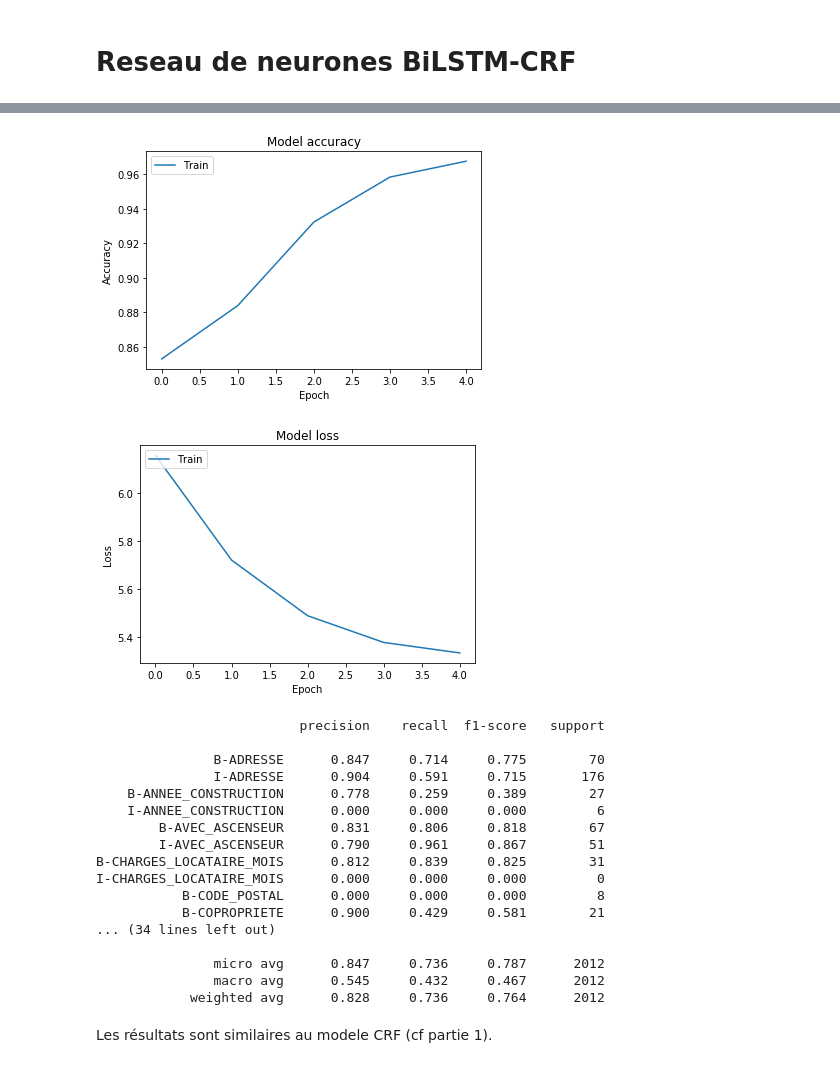
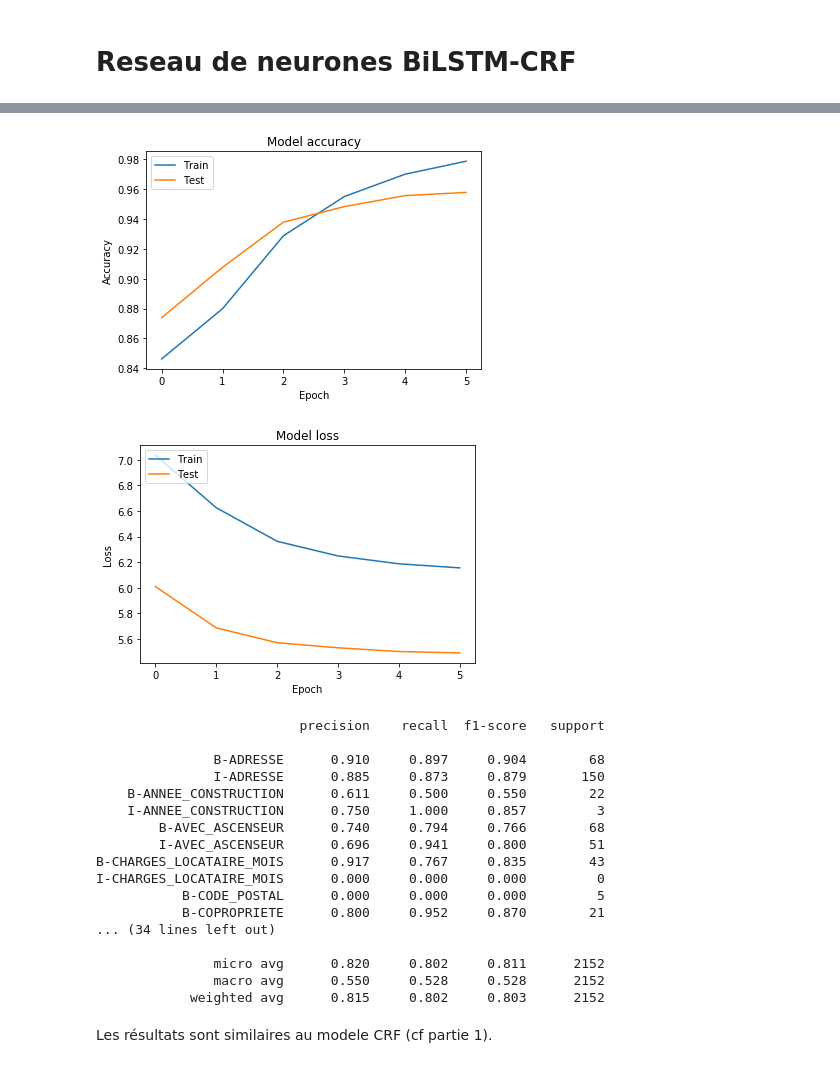
Before and after one commit to ilep/ensiie-project-ner-tagging, a Jupyter notebook: BiLSTM.ipynb, the cells around one changed output, grey strips where cells are left out. Saved outputs shown, nothing was run; the diff lists cells and outputs as text; code cells hidden in the pictures.

```diff
--- a/BiLSTM.ipynb
+++ b/BiLSTM.ipynb
@@ -292,7 +291,7 @@ WORDEMBED_SIZE = 300
 HIDDEN_SIZE = 400    # LSTM Nodes/Features/Dimension
 BATCH_SIZE = 4
 DROPOUTRATE = 0.20
-MAX_EPOCHS = 5
+MAX_EPOCHS = 6
 # %% [markdown]
 On doit utiliser le padding pour les vecteurs en input et output soit de taille fixe (MAX_LENGTH)
 # %%
@@ -398,5 +379,6 @@ _________________________________________________________________
 history = model.fit([X_train_sents], y_train_ner,
                     batch_size=BATCH_SIZE,
                     epochs=MAX_EPOCHS,
+                    validation_split = 0.2,
                     verbose=2)
 # %% [output]
@@ -416,24 +399,24 @@ Epoch 5/5
 hist_dict = history.history
 # %%
 plt.plot(history.history['crf_viterbi_accuracy'])
-#plt.plot(history.history['val_crf_viterbi_accuracy'])
+plt.plot(history.history['val_crf_viterbi_accuracy'])
 plt.title('Model accuracy')
 plt.ylabel('Accuracy')
 plt.xlabel('Epoch')
 plt.legend(['Train', 'Test'], loc='upper left')
 plt.show()
 
 # Plot training & validation loss values
 plt.plot(history.history['loss'])
-#plt.plot(history.history['val_loss'])
+plt.plot(history.history['val_loss'])
 plt.title('Model loss')
 plt.ylabel('Loss')
 plt.xlabel('Epoch')
 plt.legend(['Train', 'Test'], loc='upper left')
 plt.show()
 # %% [output]
-[figure, old version]
+[figure, new version]
-[figure, old version]
+[figure, new version]
 # %%
 preds = model.predict([X_test_sents])
 # %%
@@ -455,21 +438,21 @@ print(metrics.flat_classification_report(
 # %% [output]
                           precision    recall  f1-score   support
 
-               B-ADRESSE      0.847     0.714     0.775        70
-               I-ADRESSE      0.904     0.591     0.715       176
-    B-ANNEE_CONSTRUCTION      0.778     0.259     0.389        27
-    I-ANNEE_CONSTRUCTION      0.000     0.000     0.000         6
-        B-AVEC_ASCENSEUR      0.831     0.806     0.818        67
-        I-AVEC_ASCENSEUR      0.790     0.961     0.867        51
-B-CHARGES_LOCATAIRE_MOIS      0.812     0.839     0.825        31
+               B-ADRESSE      0.910     0.897     0.904        68
+               I-ADRESSE      0.885     0.873     0.879       150
+    B-ANNEE_CONSTRUCTION      0.611     0.500     0.550        22
+    I-ANNEE_CONSTRUCTION      0.750     1.000     0.857         3
+        B-AVEC_ASCENSEUR      0.740     0.794     0.766        68
+        I-AVEC_ASCENSEUR      0.696     0.941     0.800        51
+B-CHARGES_LOCATAIRE_MOIS      0.917     0.767     0.835        43
 I-CHARGES_LOCATAIRE_MOIS      0.000     0.000     0.000         0
-           B-CODE_POSTAL      0.000     0.000     0.000         8
-           B-COPROPRIETE      0.900     0.429     0.581        21
+           B-CODE_POSTAL      0.000     0.000     0.000         5
+           B-COPROPRIETE      0.800     0.952     0.870        21
 ... (34 lines left out)
 
-               micro avg      0.847     0.736     0.787      2012
-               macro avg      0.545     0.432     0.467      2012
-            weighted avg      0.828     0.736     0.764      2012
+               micro avg      0.820     0.802     0.811      2152
+               macro avg      0.550     0.528     0.528      2152
+            weighted avg      0.815     0.802     0.803      2152
 # %% [markdown]
 Les résultats sont similaires au modele CRF (cf partie 1).
 # %%
```
Also changed, not shown: parts of 6 cells of this notebook, 6 other files.
